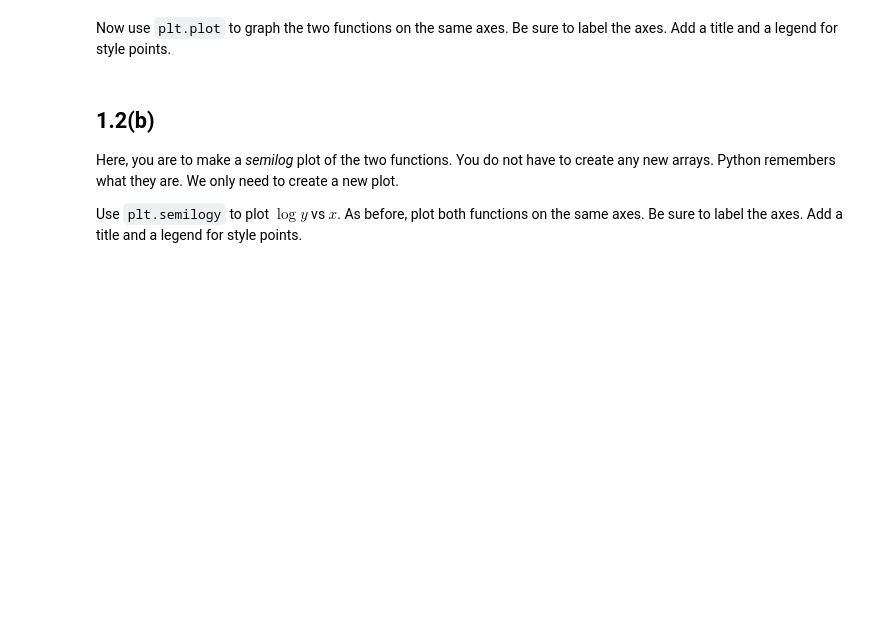
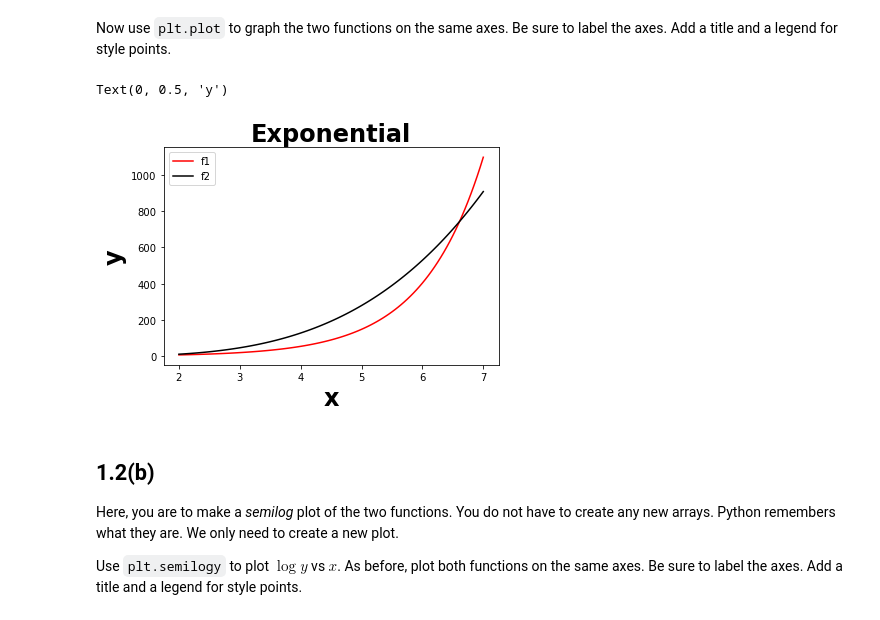
Before and after one commit to badams132/biophysics, a Jupyter notebook: week-01/problem-1.2.ipynb, the cells around one changed output. Drawn from its saved outputs; the diff is of its cells as text; code cells hidden in the pictures; blank space fills up the shorter version.

```diff
--- a/week-01/problem-1.2.ipynb
+++ b/week-01/problem-1.2.ipynb
@@ -14,14 +14,25 @@ import matplotlib.pyplot as plt
 
 Here, you are to make _linear_ plots of two functions.  First, use NumPy to create an array called `x` that covers the range of interest.
 # %%
-x = 777
+x = np.linspace(2,7,101)
 # %% [markdown]
 Next, use the functions `np.exp` and the operation `**` (raise to a power) to create the two function arrays.
 # %%
-f1 =
-f2 =
+f1 = np.exp(x)
+f2 = x**(3.5)
 # %% [markdown]
 Now use `plt.plot` to graph the two functions on the same axes.  Be sure to label the axes.  Add a title and a legend for style points.
+# %%
+plt.plot(x,f1,'r',label="f1")
+plt.plot(x,f2,'k',label="f2")
+plt.legend()
+
+plt.title("Exponential", size=24, weight='bold')
+plt.xlabel("x",size=24, weight='bold')
+plt.ylabel("y",size=24, weight='bold')
+# %% [output]
+Text(0, 0.5, 'y')
+[figure, added]
 # %% [markdown]
 ## 1.2(b)
 
```
Also changed, not shown: parts of 5 cells of this notebook.
